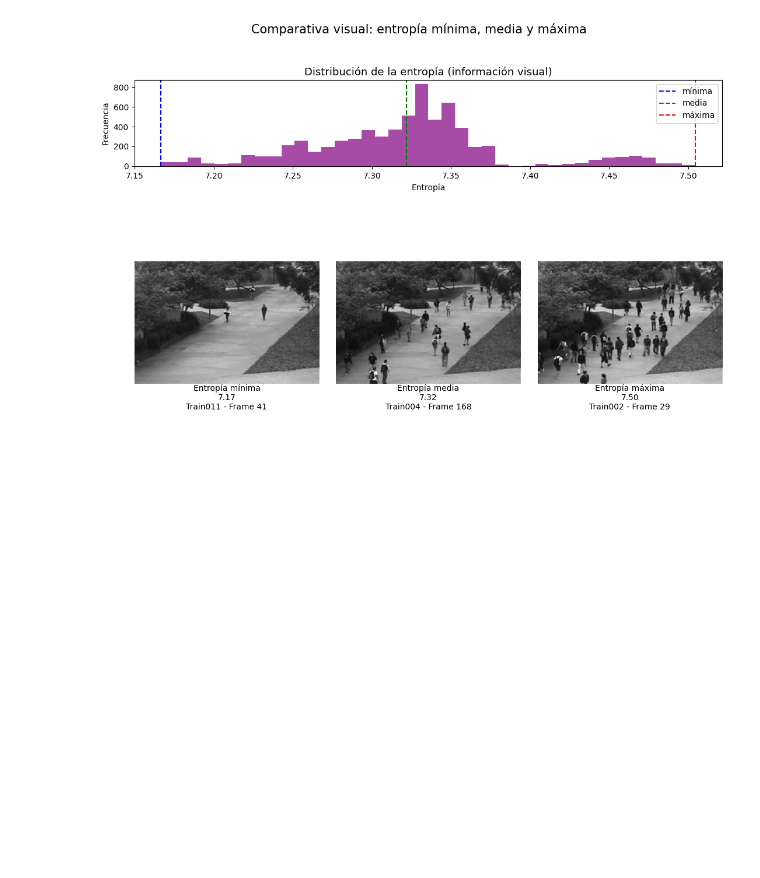
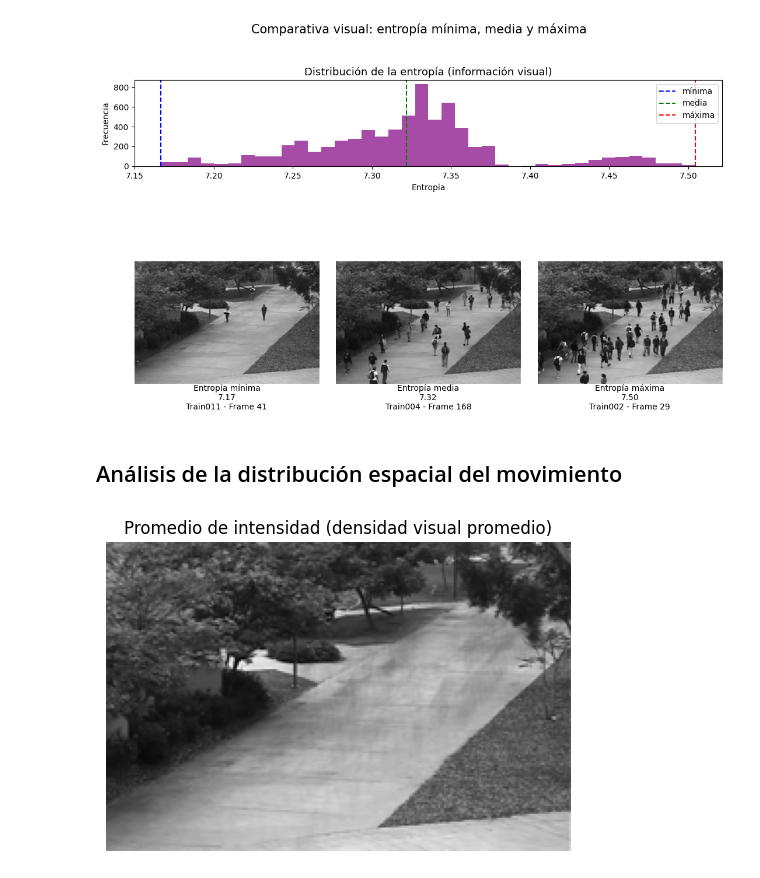
Before and after one commit to CarlosBaez11/proyecto-cv, a Jupyter notebook: EDA.ipynb, the cells around one changed output. Saved outputs shown, nothing was run; the diff lists cells and outputs as text; code cells hidden in the pictures; blank space fills up the shorter version.

```diff
--- a/EDA.ipynb
+++ b/EDA.ipynb
@@ -391,3 +391,29 @@ plt.tight_layout()
 plt.show()
 # %% [output]
 [figure]
+# %% [markdown]
+## Análisis de la distribución espacial del movimiento
+# %%
+import numpy as np
+import cv2
+import os
+import matplotlib.pyplot as plt
+
+clip_path = os.path.join(base_path, "Train001")  # usa uno de tus clips
+frames = sorted([f for f in os.listdir(clip_path) if f.endswith('.tif')])
+
+# Acumular todos los frames
+acc = None
+for f in frames:
+    img = cv2.imread(os.path.join(clip_path, f), cv2.IMREAD_GRAYSCALE).astype(np.float32)
+    acc = img if acc is None else acc + img
+
+avg_img = acc / len(frames)
+
+plt.figure(figsize=(6,5))
+plt.imshow(avg_img, cmap='gray')
+plt.title("Promedio de intensidad (densidad visual promedio)")
+plt.axis('off')
+plt.show()
+# %% [output]
+[figure, added]
```
Also changed, not shown: parts of 11 cells of this notebook.
